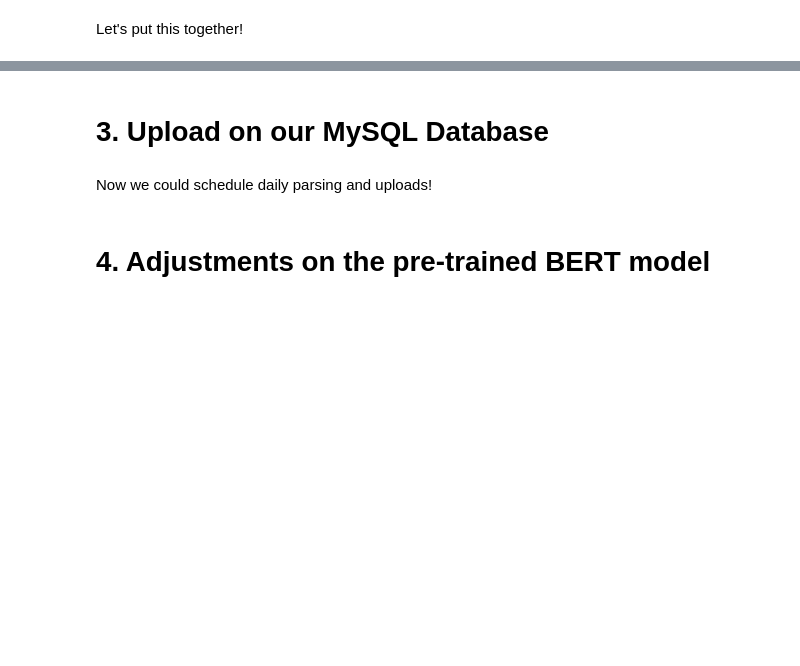
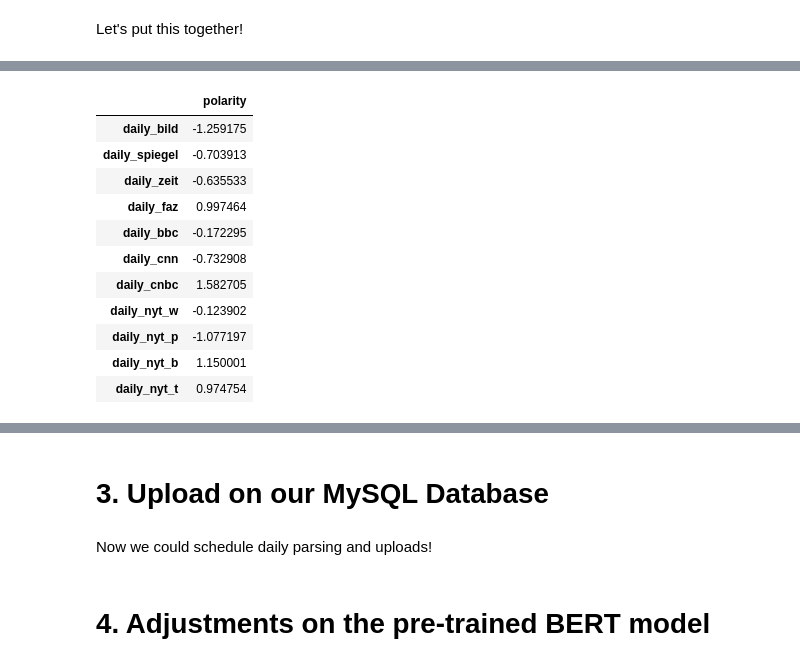
Before and after one commit to trashpanda-ai/Sentiment-Analysis-LNP-, a Jupyter notebook: Sentiment Analysis/Sentiment Analysis.ipynb, the cells around one changed output, grey strips where cells are left out. Drawn from its saved outputs; the diff is of its cells as text; code cells hidden in the pictures; blank space fills up the shorter version.

```diff
--- a/Sentiment Analysis/Sentiment Analysis.ipynb
+++ b/Sentiment Analysis/Sentiment Analysis.ipynb
@@ -465,4 +477,4 @@ daily_nyt_t = nyt_t_score.mean()
 # %% [markdown]
 Let's put this together!
 # %%
-ds = {'daily_bild':daily_bild , 'daily_zeit':daily_zeit, 'daily_faz':daily_faz, 'daily_bbc':daily_bbc, 'daily_cnn':daily_cnn, 'daily_cnbc':daily_cnbc, 'daily_nyt_w':daily_nyt_w, 'daily_nyt_p':daily_nyt_p, 'daily_nyt_b':daily_nyt_b, 'daily_nyt_t':daily_nyt_t}
+daily_sentiment = pd.DataFrame(ds, columns = ['Timestamp','daily_bild' ,'daily_spiegel' , 'daily_zeit', 'daily_faz', 'daily_bbc', 'daily_cnn', 'daily_cnbc', 'daily_nyt_w', 'daily_nyt_p', 'daily_nyt_b', 'daily_nyt_t'])
@@ -485,0 +532,16 @@ daily_sentiment.set_index('Timestamp')
+# %%
+df_zscore = (df - df.mean())/df.std()
+df_zscore
+# %% [output]
+|  | polarity |
+| daily_bild | -1.259175 |
+| daily_spiegel | -0.703913 |
+| daily_zeit | -0.635533 |
+| daily_faz | 0.997464 |
+| daily_bbc | -0.172295 |
+| daily_cnn | -0.732908 |
+| daily_cnbc | 1.582705 |
+| daily_nyt_w | -0.123902 |
+| daily_nyt_p | -1.077197 |
+| daily_nyt_b | 1.150001 |
+| daily_nyt_t | 0.974754 |
```
Also changed, not shown: parts of 29 cells of this notebook, 1 other file.
